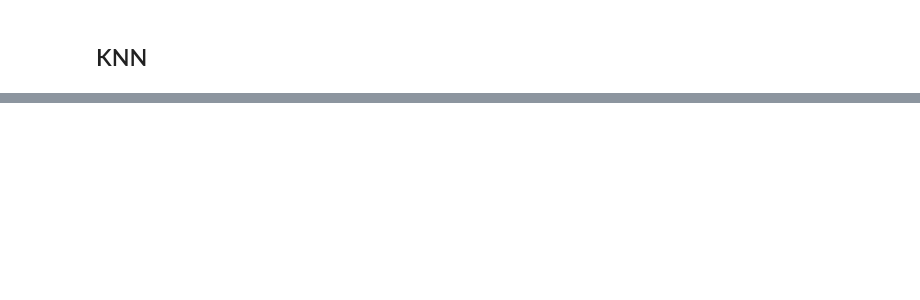
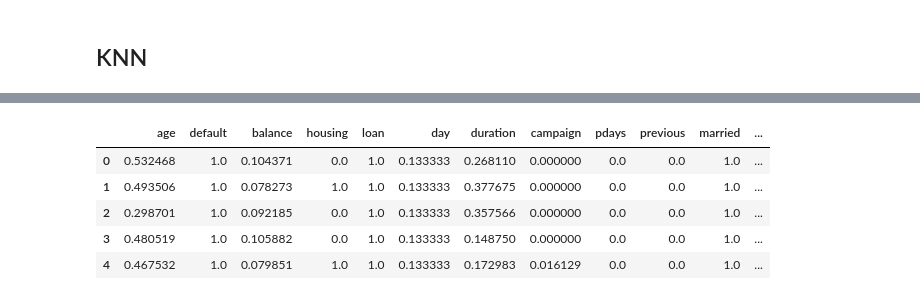
Before and after one commit to IshanHegde/Comparision-of-Binary-Classification-Models-on-Bank-Deposit-sales-campaign, a Jupyter notebook: Project2.ipynb, the cells around one changed output, grey strips where cells are left out. Saved outputs shown, nothing was run; the diff lists cells and outputs as text; code cells hidden in the pictures; blank space fills up the shorter version.

```diff
--- a/Project2.ipynb
+++ b/Project2.ipynb
@@ -342,0 +523,13 @@ plt.show()
+# %%
+scaler=MinMaxScaler()
+scaler.fit(df.drop(['deposit'],axis=1))
+scaled_features=scaler.transform(df.drop('deposit',axis=1))
+df_feat=pd.DataFrame(scaled_features,columns=df.columns[:-1])
+df_feat.head()
+# %% [output]
+|  | age | default | balance | housing | loan | day | duration | campaign | pdays | previous | married | ... |
+| 0 | 0.532468 | 1.0 | 0.104371 | 0.0 | 1.0 | 0.133333 | 0.268110 | 0.000000 | 0.0 | 0.0 | 1.0 | ... |
+| 1 | 0.493506 | 1.0 | 0.078273 | 1.0 | 1.0 | 0.133333 | 0.377675 | 0.000000 | 0.0 | 0.0 | 1.0 | ... |
+| 2 | 0.298701 | 1.0 | 0.092185 | 0.0 | 1.0 | 0.133333 | 0.357566 | 0.000000 | 0.0 | 0.0 | 1.0 | ... |
+| 3 | 0.480519 | 1.0 | 0.105882 | 0.0 | 1.0 | 0.133333 | 0.148750 | 0.000000 | 0.0 | 0.0 | 1.0 | ... |
+| 4 | 0.467532 | 1.0 | 0.079851 | 1.0 | 1.0 | 0.133333 | 0.172983 | 0.016129 | 0.0 | 0.0 | 1.0 | ... |
```
Also changed, not shown: parts of 50 cells of this notebook.
